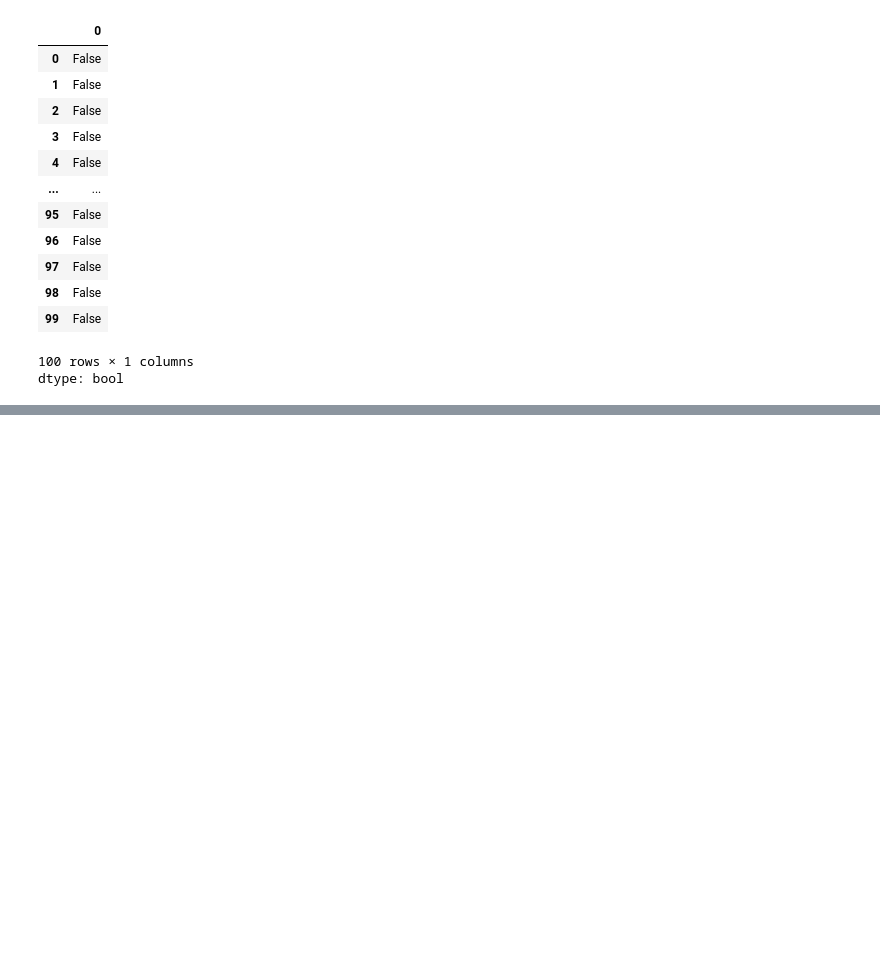
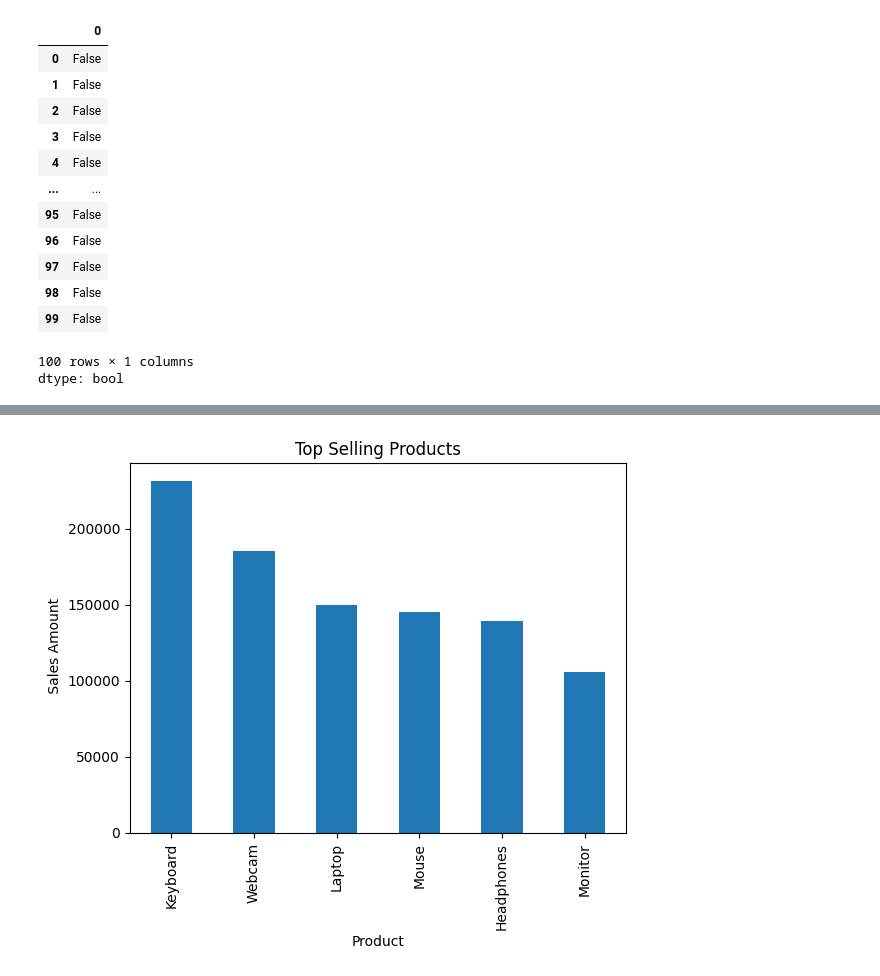
Before and after one commit to darlinesther2006-bot/project, a Jupyter notebook: project.ipynb, the cells around one changed output, grey strips where cells are left out. Drawn from its saved outputs; the diff is of its cells as text; code cells hidden in the pictures; blank space fills up the shorter version.

```diff
--- a/project.ipynb
+++ b/project.ipynb
@@ -144,0 +225,5 @@ dtype: bool
+# %%
+
+top_products = df.groupby('Product')['Amount'].sum().sort_values(ascending=False)
+
+print(top_products)
@@ -144,0 +257,10 @@ dtype: bool
+# %%
+import matplotlib.pyplot as plt
+top_products.plot(kind='bar')
+plt.title('Top Selling Products')
+plt.xlabel('Product')
+plt.ylabel(' Sales Amount')
+
+plt.show()
+# %% [output]
+[figure, added]
```
Also changed, not shown: parts of 10 cells of this notebook.
